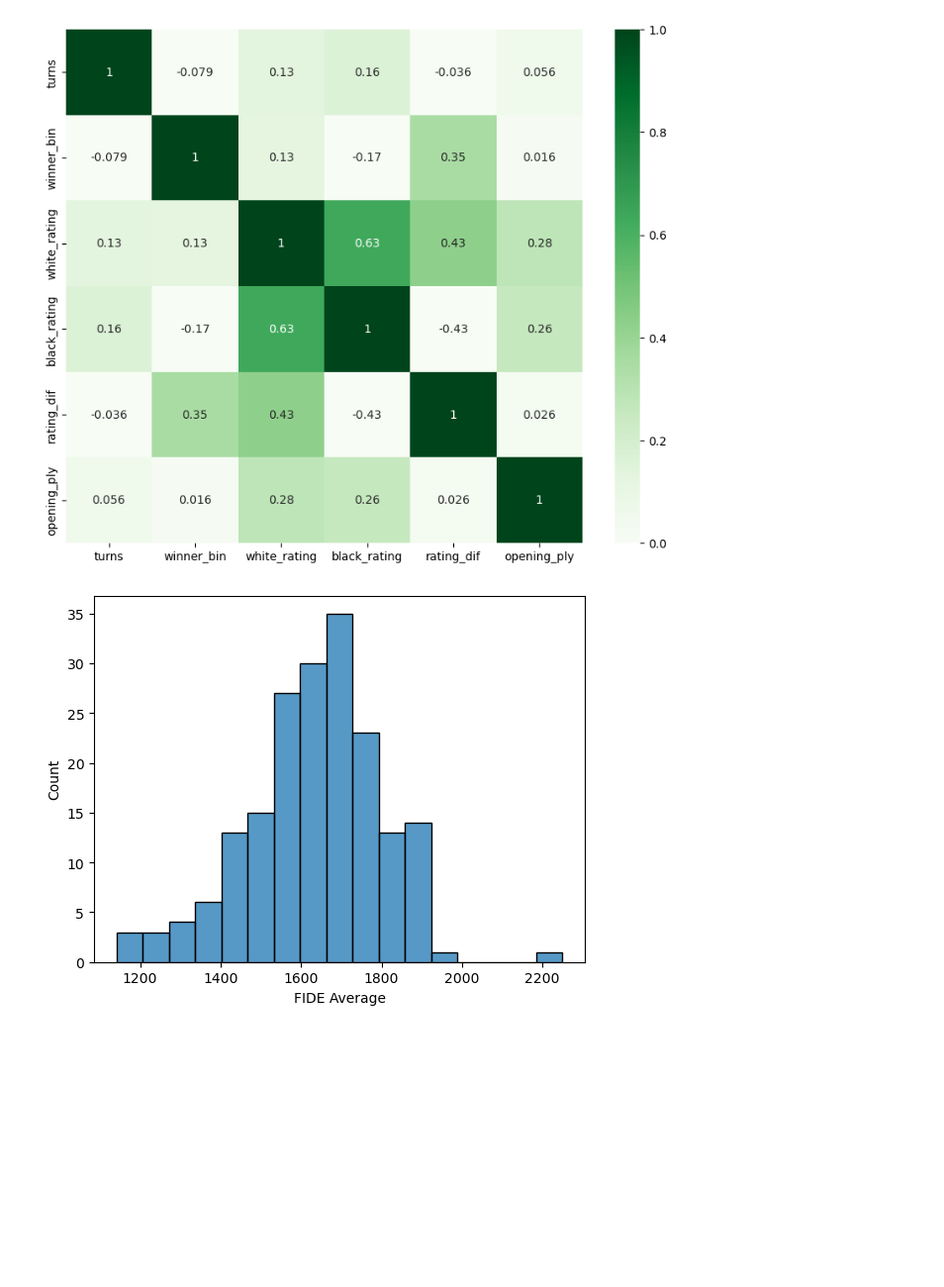
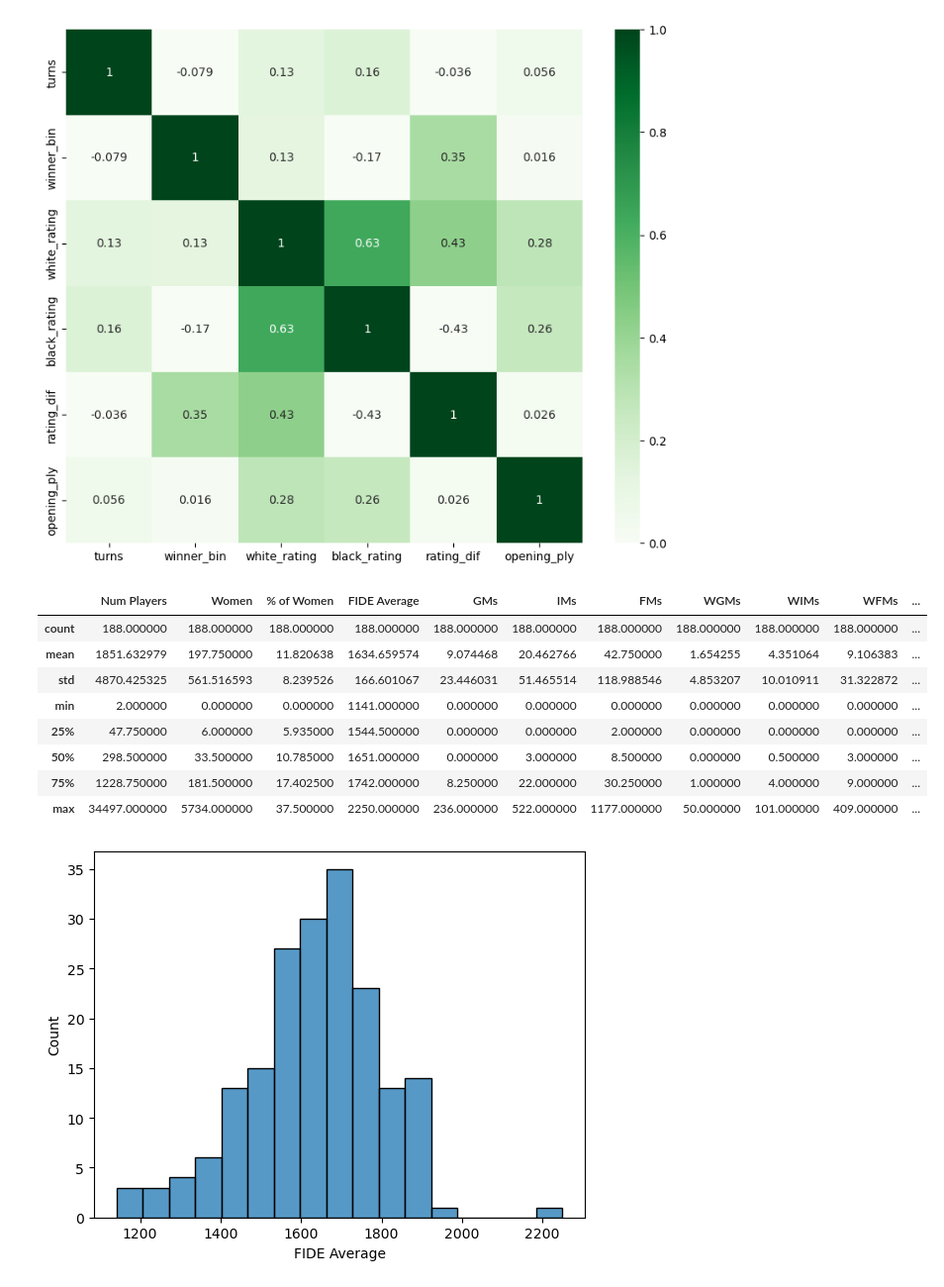
Before and after one commit to Whereiswald0/chess_opening_analysis-LHL-proj-, a Jupyter notebook: src/jupyter_notebooks/analysis_and_visuals.ipynb, the cells around one changed output. Shown at 99% size. Drawn from its saved outputs; the diff is of its cells as text; code cells hidden in the pictures; blank space fills up the shorter version.

```diff
--- a/src/jupyter_notebooks/analysis_and_visuals.ipynb
+++ b/src/jupyter_notebooks/analysis_and_visuals.ipynb
@@ -51,6 +64,21 @@ plt.show()
 #No strong correlations shown except between white_rating and black_rating, to be expected given the matching system
 # %% [output]
 [figure]
+# %%
+stats.describe()
+#Nothing noteworthy here
+#Note to self: consider including 'percent_GM/IM/FM' to see where the ratio of titled players to all players is greatest per country
+#Do this in Tableau at least
+# %% [output]
+|  | Num Players | Women | % of Women | FIDE Average | GMs | IMs | FMs | WGMs | WIMs | WFMs | ... |
+| count | 188.000000 | 188.000000 | 188.000000 | 188.000000 | 188.000000 | 188.000000 | 188.000000 | 188.000000 | 188.000000 | 188.000000 | ... |
+| mean | 1851.632979 | 197.750000 | 11.820638 | 1634.659574 | 9.074468 | 20.462766 | 42.750000 | 1.654255 | 4.351064 | 9.106383 | ... |
+| std | 4870.425325 | 561.516593 | 8.239526 | 166.601067 | 23.446031 | 51.465514 | 118.988546 | 4.853207 | 10.010911 | 31.322872 | ... |
+| min | 2.000000 | 0.000000 | 0.000000 | 1141.000000 | 0.000000 | 0.000000 | 0.000000 | 0.000000 | 0.000000 | 0.000000 | ... |
+| 25% | 47.750000 | 6.000000 | 5.935000 | 1544.500000 | 0.000000 | 0.000000 | 2.000000 | 0.000000 | 0.000000 | 0.000000 | ... |
+| 50% | 298.500000 | 33.500000 | 10.785000 | 1651.000000 | 0.000000 | 3.000000 | 8.500000 | 0.000000 | 0.500000 | 3.000000 | ... |
+| 75% | 1228.750000 | 181.500000 | 17.402500 | 1742.000000 | 8.250000 | 22.000000 | 30.250000 | 1.000000 | 4.000000 | 9.000000 | ... |
+| max | 34497.000000 | 5734.000000 | 37.500000 | 2250.000000 | 236.000000 | 522.000000 | 1177.000000 | 50.000000 | 101.000000 | 409.000000 | ... |
 # %%
 sns.histplot(data=stats, x = 'FIDE Average')
 plt.show()
```
Also changed, not shown: parts of 14 cells of this notebook, 3 other files.
